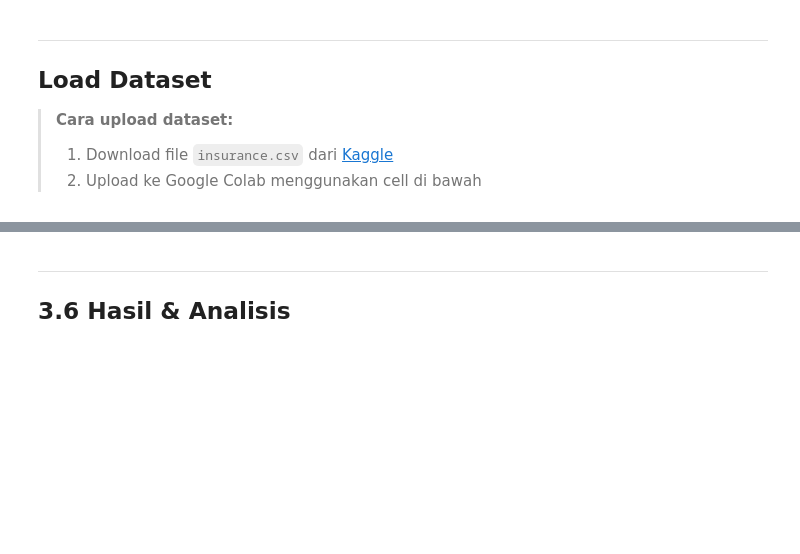
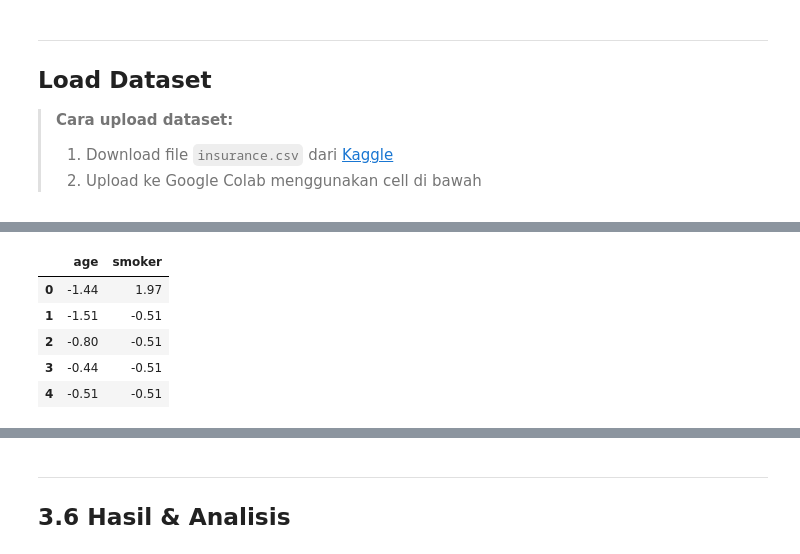
Before and after one commit to flynnight/Tubes-Siscer, a Jupyter notebook: ML_Medical_Insurance_Regresi.ipynb, the cells around one changed output, grey strips where cells are left out. Cells and saved outputs as stored; diff of their text form; code cells hidden in the pictures; blank space fills up the shorter version.

```diff
--- a/ML_Medical_Insurance_Regresi.ipynb
+++ b/ML_Medical_Insurance_Regresi.ipynb
@@ -628,0 +135,4 @@ Metrik (cross-val predict):
+# %%
+# Pecah fitur dan target
+X = df[['age','smoker']]
+y = df['charges']
@@ -628,0 +200,20 @@ Metrik (cross-val predict):
+# %%
+scaler = StandardScaler()
+
+# mengambil data dan mentransform menggunakan rumus normalisasi
+X_scaled = scaler.fit_transform(X)
+
+# Ubah kembali menjadi DataFrame
+X_scaled_df = pd.DataFrame(
+    X_scaled,
+    columns=X.columns
+)
+
+X_scaled_df.head().round(2)
+# %% [output]
+|  | age | smoker |
+| 0 | -1.44 | 1.97 |
+| 1 | -1.51 | -0.51 |
+| 2 | -0.80 | -0.51 |
+| 3 | -0.44 | -0.51 |
+| 4 | -0.51 | -0.51 |
```
Also changed, not shown: parts of 51 cells of this notebook.
